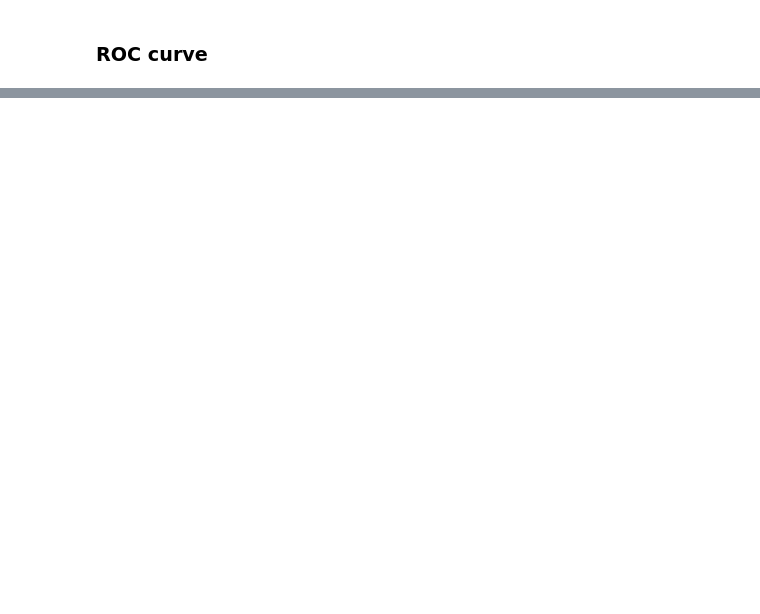
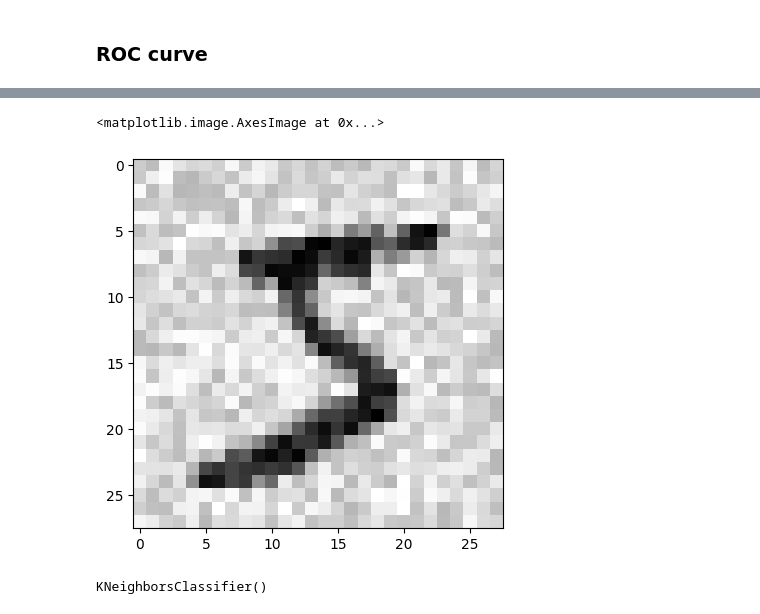
Before and after one commit to Faghaee2000/Handwritten-Digit-Classification-using-Machine-Learning, a Jupyter notebook: mnist_classification.ipynb, the cells around one changed output, grey strips where cells are left out. Saved outputs shown, nothing was run; the diff lists cells and outputs as text; code cells hidden in the pictures; blank space fills up the shorter version.

```diff
--- a/mnist_classification.ipynb
+++ b/mnist_classification.ipynb
@@ -218,0 +283,9 @@ roc_auc_score(y_train8, y_scores)
+# %%
+import numpy as np
+np.random.seed(40)
+image_noise = np.random.randint(0, 100, X_train.shape)
+X_train_noisy = X_train + image_noise
+image_noise = np.random.randint(0, 100, X_test.shape)
+X_test_noisy = X_test + image_noise
+y_train_mc = X_train
+y_test_mc = X_test
@@ -218,0 +297,10 @@ roc_auc_score(y_train8, y_scores)
+# %%
+plt.imshow(X_train_noisy[0].reshape(28, 28), cmap="binary")
+# %% [output]
+<matplotlib.image.AxesImage at 0x...>
+[figure, added]
+# %%
+knn = KNeighborsClassifier()
+knn.fit(X_train_noisy, y_train_mc)
+# %% [output]
+KNeighborsClassifier()
```
Also changed, not shown: parts of 39 cells of this notebook.
